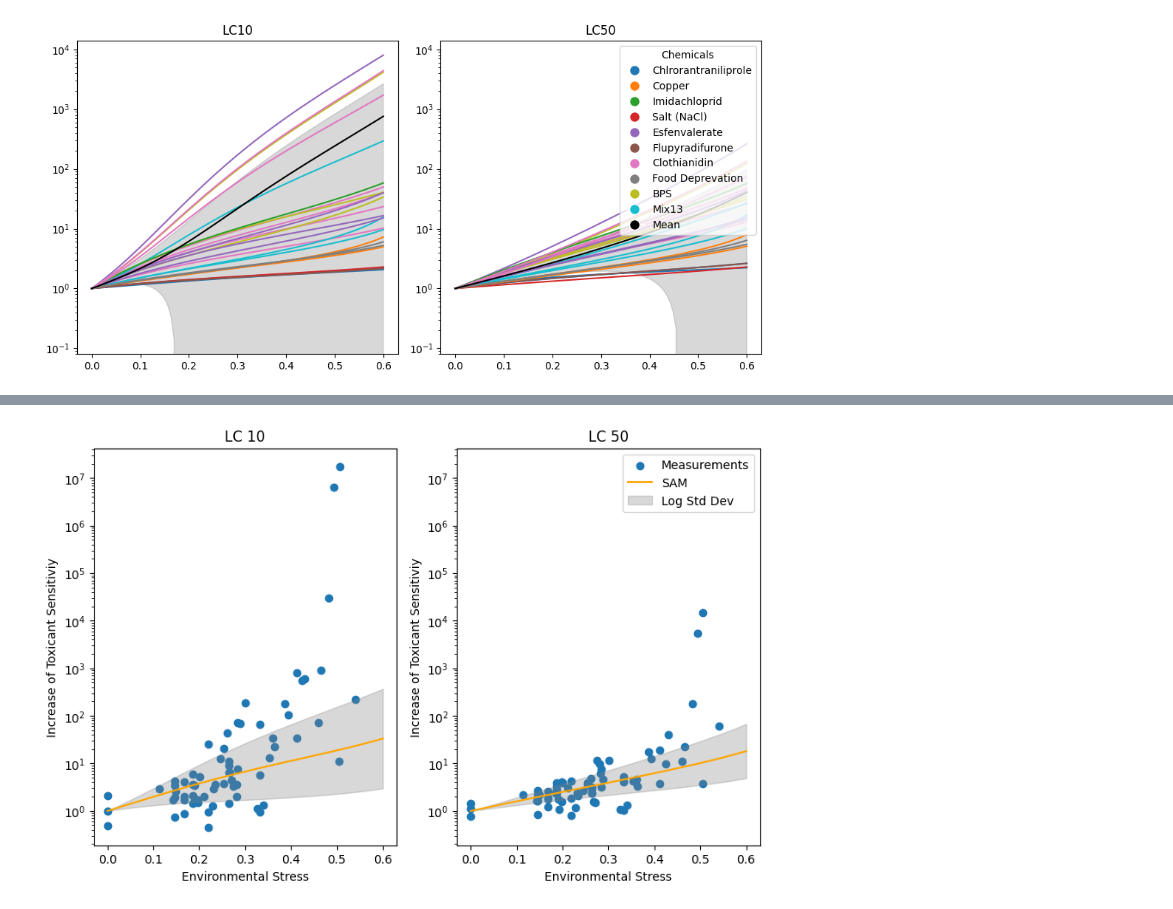
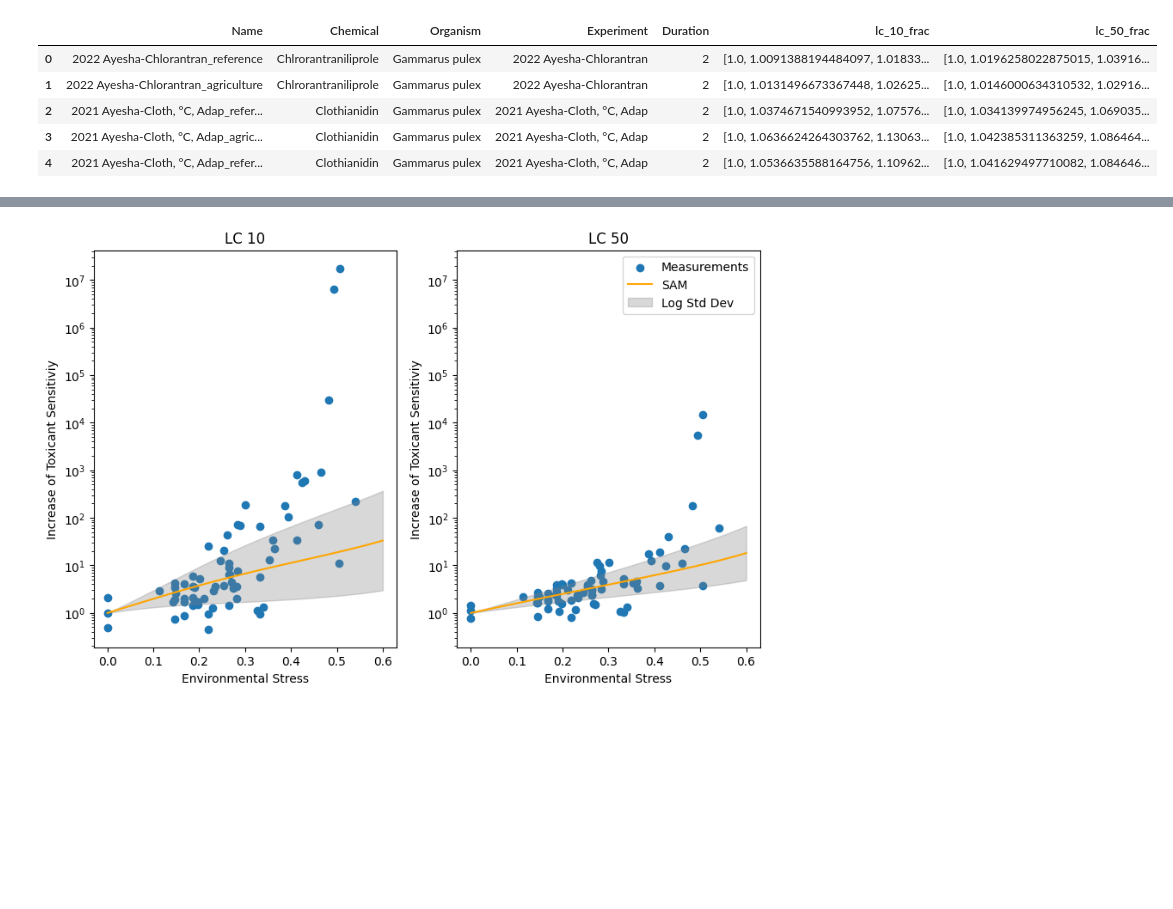
Before and after one commit to ffhammer/sam, a Jupyter notebook: scripts/diff_graphic.ipynb, the cells around one changed output, grey strips where cells are left out. Saved outputs shown, nothing was run; the diff lists cells and outputs as text; code cells hidden in the pictures; blank space fills up the shorter version.

```diff
--- a/scripts/diff_graphic.ipynb
+++ b/scripts/diff_graphic.ipynb
@@ -133,3 +134,30 @@ for path, _ in tqdm(load_files(filter_func)):
 # %%
 lc10 = np.array([i[:,0] for i in results.values()])
 lc50 = np.array([i[:,1] for i in results.values()])
+lc_10_frac = lc10[:,0][:,None] / lc10
+lc_50_frac = lc50[:,0][:,None] / lc50
+# %%
+meta_infos = []
+for _, data in load_files(filter_func):
+
+    meta = data.meta
+    meta_infos.append(
+        {
+            "Name":meta.title,
+            "Chemical": meta.chemical,
+            "Organism": meta.organism,
+            "Experiment": data.meta.path.parent.name,
+            "Duration": int(meta.days),
+        }
+    )
+meta_infos = pd.DataFrame(meta_infos)
+meta_infos["lc_10_frac"] = [np.array(a) for a in lc_10_frac]
+meta_infos["lc_50_frac"] = [np.array(a) for a in lc_50_frac]
+meta_infos.head()
+# %% [output]
+|  | Name | Chemical | Organism | Experiment | Duration | lc_10_frac | lc_50_frac |
+| 0 | 2022 Ayesha-Chlorantran_reference | Chlrorantraniliprole | Gammarus pulex | 2022 Ayesha-Chlorantran | 2 | [1.0, 1.0091388194484097, 1.01833... | [1.0, 1.0196258022875015, 1.03916... |
+| 1 | 2022 Ayesha-Chlorantran_agriculture | Chlrorantraniliprole | Gammarus pulex | 2022 Ayesha-Chlorantran | 2 | [1.0, 1.0131496673367448, 1.02625... | [1.0, 1.0146000634310532, 1.02916... |
+| 2 | 2021 Ayesha-Cloth, °C, Adap_refer... | Clothianidin | Gammarus pulex | 2021 Ayesha-Cloth, °C, Adap | 2 | [1.0, 1.0374671540993952, 1.07576... | [1.0, 1.034139974956245, 1.069035... |
+| 3 | 2021 Ayesha-Cloth, °C, Adap_agric... | Clothianidin | Gammarus pulex | 2021 Ayesha-Cloth, °C, Adap | 2 | [1.0, 1.0636624264303762, 1.13063... | [1.0, 1.042385311363259, 1.086464... |
+| 4 | 2021 Ayesha-Cloth, °C, Adap_refer... | Clothianidin | Gammarus pulex | 2021 Ayesha-Cloth, °C, Adap | 2 | [1.0, 1.0536635588164756, 1.10962... | [1.0, 1.041629497710082, 1.084646... |
@@ -136,7 +357,6 @@ lc50 = np.array([i[:,1] for i in results.values()])
 # %%
-chemicals = [i.meta.chemical for _, i in load_files(filter_func)]
-color_map = {chemical: color for chemical, color in zip(set(chemicals), plt.cm.get_cmap('tab10').colors)}
-color_map["Mean"] = "black"
+
+
 
 def plot_with_mean_std(ax, lc_data, chemicals, stresses, color_map, title):
     for ar, chem in zip(lc_data, chemicals):
@@ -152,21 +372,13 @@ def plot_with_mean_std(ax, lc_data, chemicals, stresses, color_map, title):
     ax.set_yscale('log')
     ax.set_title(title)
 
-# Create subplots
-plt.figure(figsize=(10, 5))
-ax1 = plt.subplot(1, 2, 1)
-plot_with_mean_std(ax1, lc10, chemicals, stresses, color_map, "LC10")
 
-ax2 = plt.subplot(1, 2, 2, sharey=ax1)
-plot_with_mean_std(ax2, lc50, chemicals, stresses, color_map, "LC50")
+fig.add_trace(
+    go.Scatter(x=[1, 2, 3], y=[4, 5, 6]),
+    row=1, col=1
+)
 
-# Create legend
-legend_elements = [plt.Line2D([0], [0], marker='o', color='w', markerfacecolor=color, markersize=10, label=chemical)
-                   for chemical, color in color_map.items()]
-plt.legend(handles=legend_elements, title="Chemicals", loc='upper right')
-
-# Show plot
-plt.tight_layout()
-plt.show()
+fig.add_trace(
+    go.Scatter(x=[20, 30, 40], y=[50, 60, 70]),
+    row=1, col=2
+)
-# %% [output]
-[figure, removed]
```
Also changed, not shown: parts of 5 cells of this notebook.
